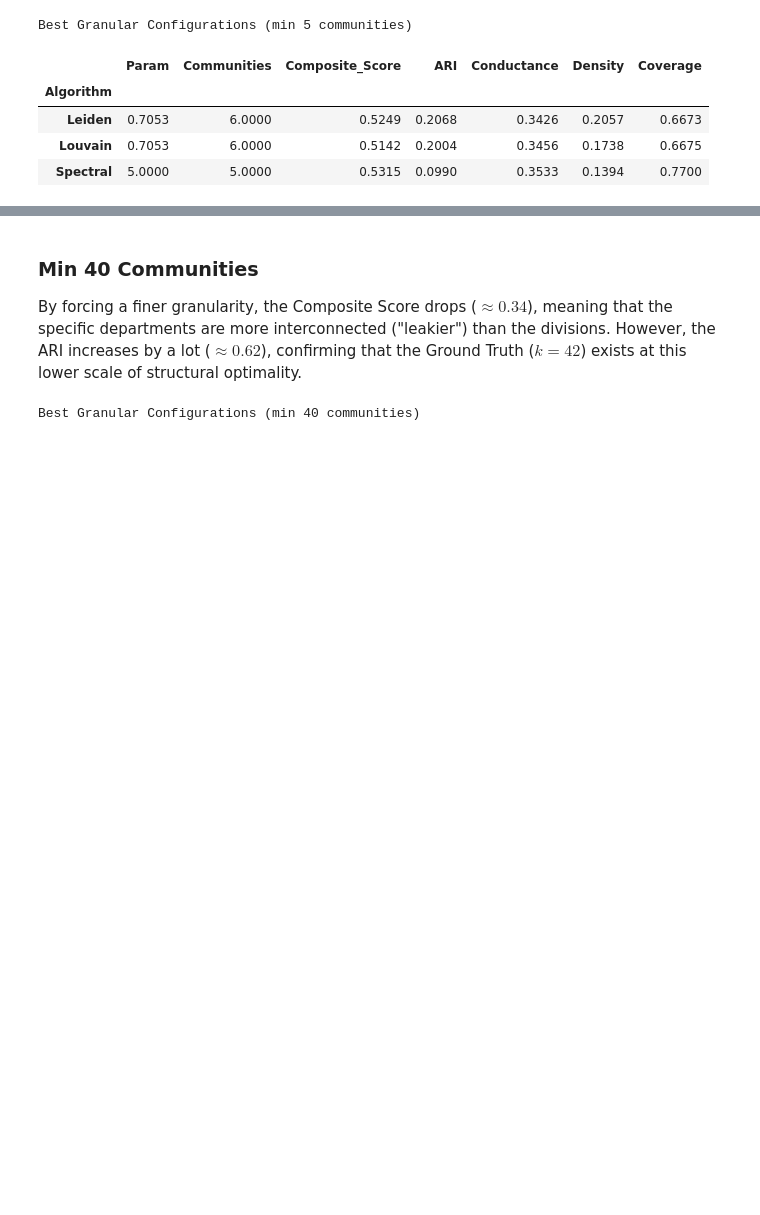
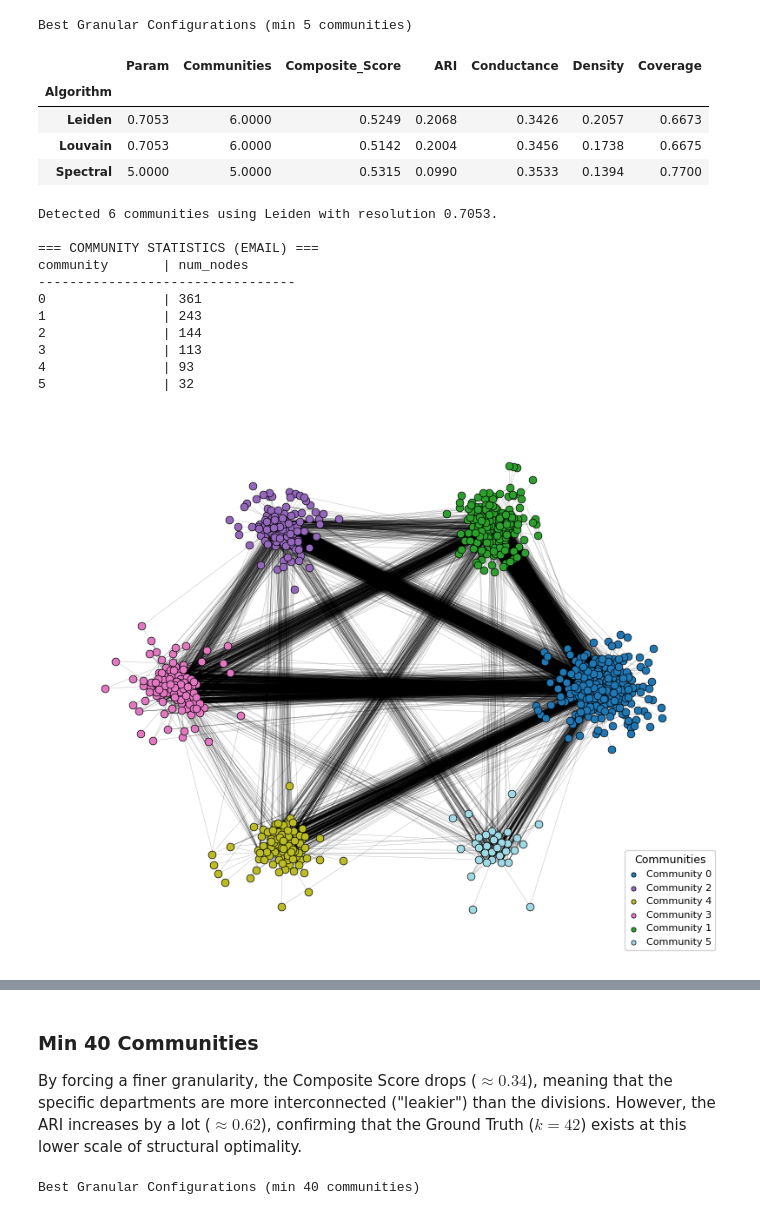
Before and after one commit to Carda01/community_detection, a Jupyter notebook: community_detection_measures_email-EU.ipynb, the cells around one changed output, grey strips where cells are left out. Saved outputs shown, nothing was run; the diff lists cells and outputs as text; code cells hidden in the pictures; blank space fills up the shorter version.

```diff
--- a/community_detection_measures_email-EU.ipynb
+++ b/community_detection_measures_email-EU.ipynb
@@ -244,3 +251,18 @@ Best Granular Configurations (min 5 communities)
 | Leiden | 0.7053 | 6.0000 | 0.5249 | 0.2068 | 0.3426 | 0.2057 | 0.6673 |
 | Louvain | 0.7053 | 6.0000 | 0.5142 | 0.2004 | 0.3456 | 0.1738 | 0.6675 |
 | Spectral | 5.0000 | 5.0000 | 0.5315 | 0.0990 | 0.3533 | 0.1394 | 0.7700 |
+# %%
+visualize_communities(G, method="leiden", resolution=0.7053, dataset_name="email")
+# %% [output]
+Detected 6 communities using Leiden with resolution 0.7053.
+
+=== COMMUNITY STATISTICS (EMAIL) ===
+community       | num_nodes
+---------------------------------
+0               | 361
+1               | 243
+2               | 144
+3               | 113
+4               | 93
+5               | 32
+[figure, added]
```
Also changed, not shown: parts of 5 cells of this notebook, 1 other file.
